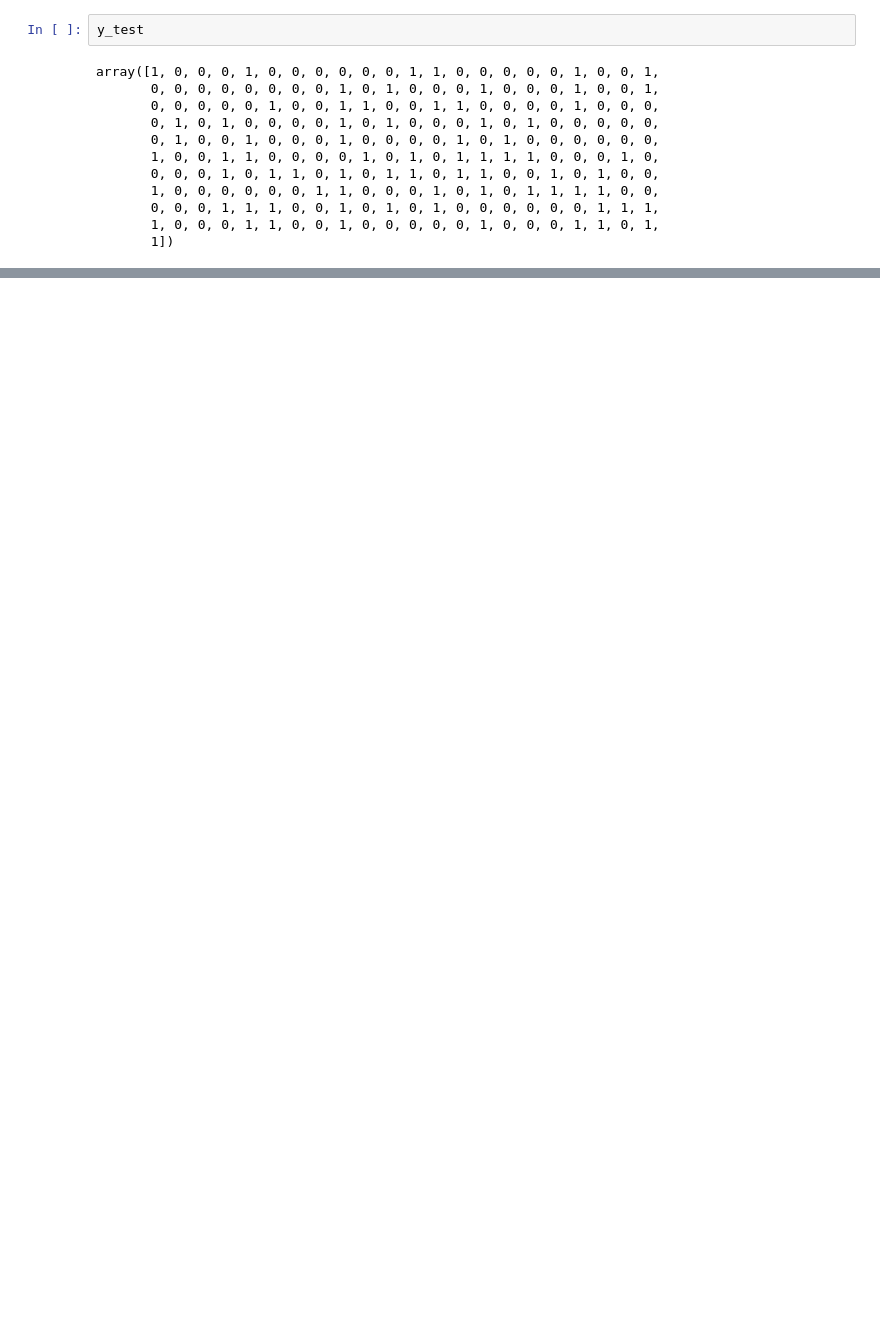
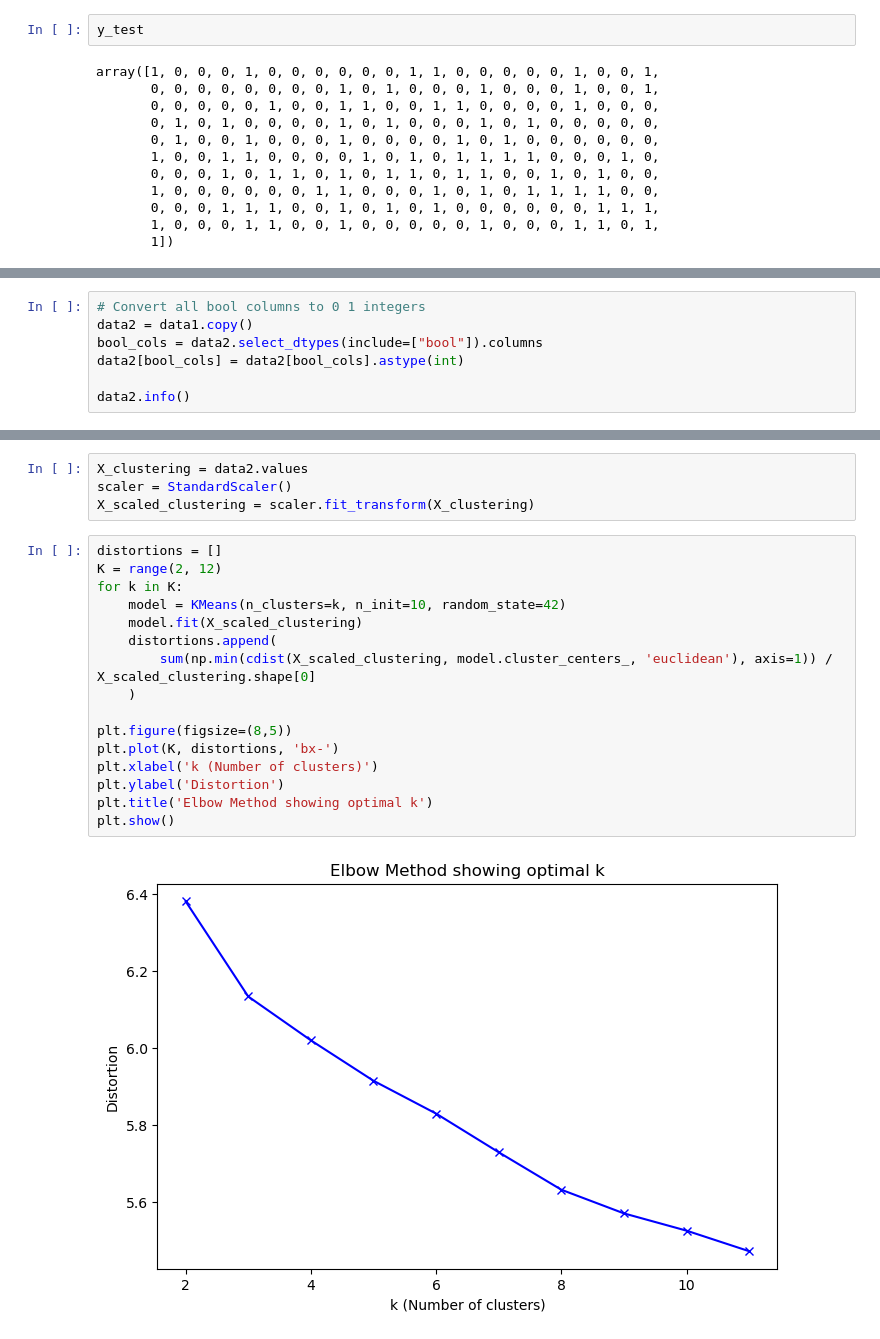
Before and after one commit to Gervig/Business-Intelligence, a Jupyter notebook: MP3/MP3 - Casper.ipynb, the cells around one changed output, grey strips where cells are left out. Drawn from its saved outputs; the diff is of its cells as text; blank space fills up the shorter version.

```diff
--- a/MP3/MP3 - Casper.ipynb
+++ b/MP3/MP3 - Casper.ipynb
@@ -662,0 +724,7 @@ confusion_mat
+# %%
+# Convert all bool columns to 0 1 integers
+data2 = data1.copy()
+bool_cols = data2.select_dtypes(include=["bool"]).columns
+data2[bool_cols] = data2[bool_cols].astype(int)
+
+data2.info()
@@ -662,0 +749,22 @@ confusion_mat
+# %%
+X_clustering = data2.values
+scaler = StandardScaler()
+X_scaled_clustering = scaler.fit_transform(X_clustering)
+# %%
+distortions = []
+K = range(2, 12)
+for k in K:
+    model = KMeans(n_clusters=k, n_init=10, random_state=42)
+    model.fit(X_scaled_clustering)
+    distortions.append(
+        sum(np.min(cdist(X_scaled_clustering, model.cluster_centers_, 'euclidean'), axis=1)) / X_scaled_clustering.shape[0]
+    )
+
+plt.figure(figsize=(8,5))
+plt.plot(K, distortions, 'bx-')
+plt.xlabel('k (Number of clusters)')
+plt.ylabel('Distortion')
+plt.title('Elbow Method showing optimal k')
+plt.show()
+# %% [output]
+[figure, added]
```
Also changed, not shown: parts of 20 cells of this notebook.
